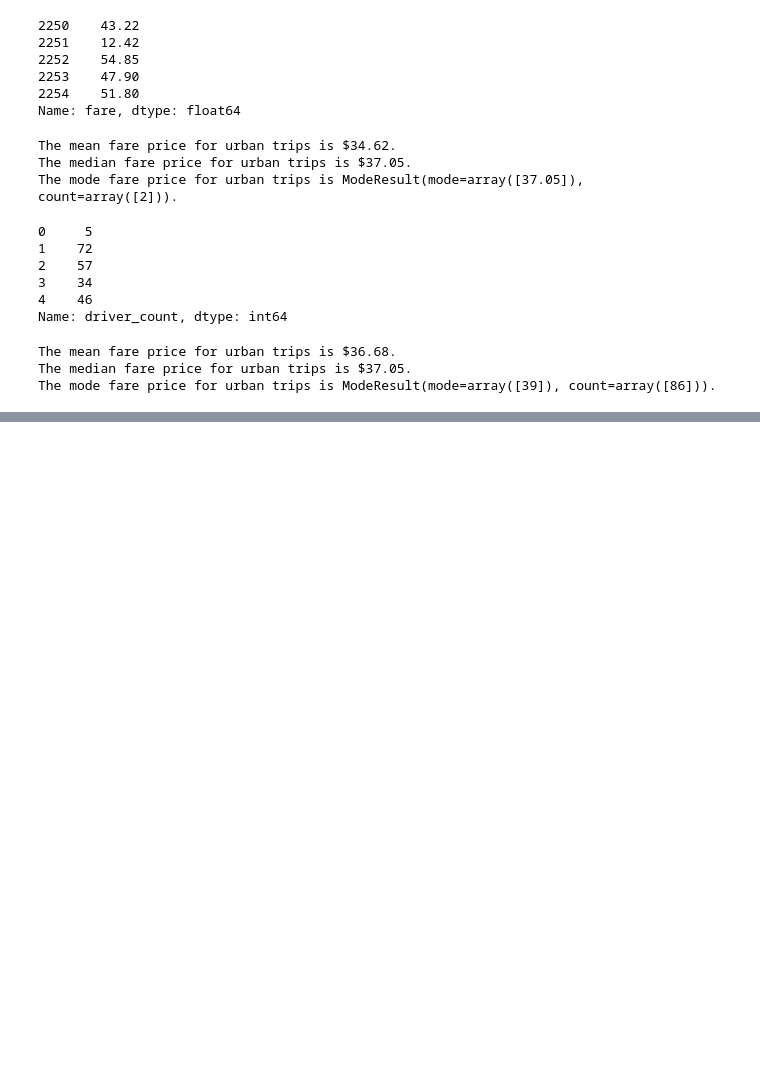
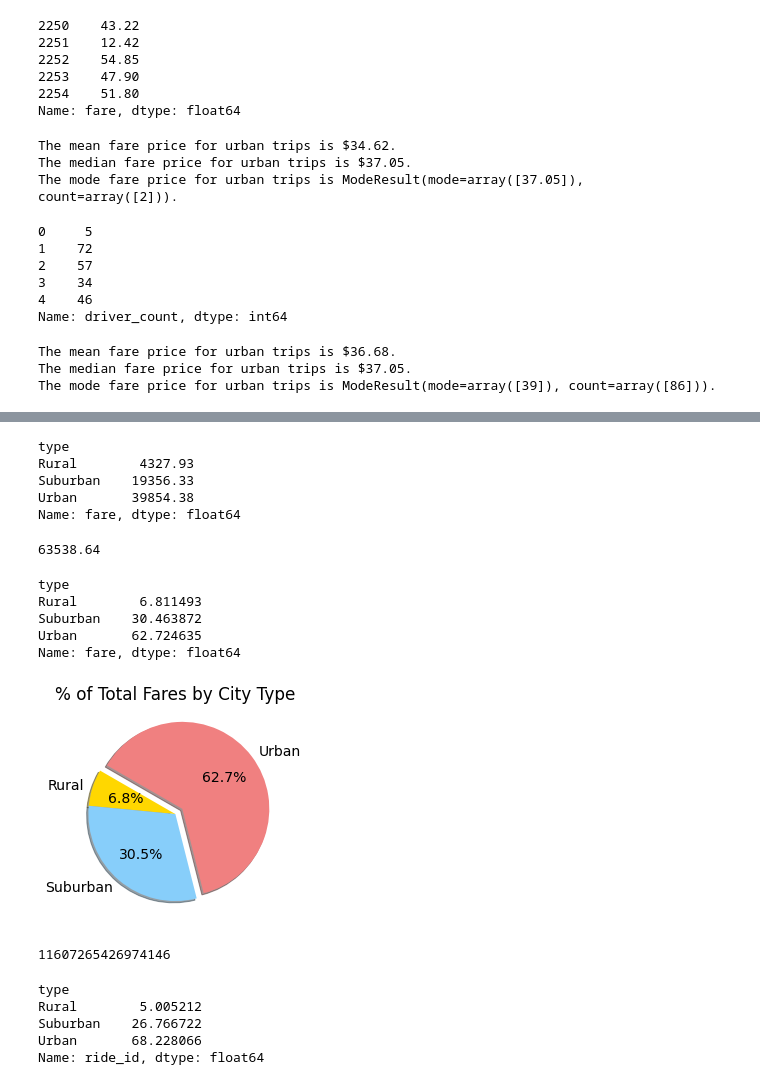
Before and after one commit to manBow1119/PyBer-analysis, a Jupyter notebook: PyBer_Analysis.ipynb, the cells around one changed output, grey strips where cells are left out. Cells and saved outputs as stored; diff of their text form; code cells hidden in the pictures; blank space fills up the shorter version.

Commit message:
Pie charts included

```diff
--- a/PyBer_Analysis.ipynb
+++ b/PyBer_Analysis.ipynb
@@ -786,0 +743,61 @@ plt.show()
+# %%
+#Calculating sums for pie chart
+sum_fares_by_type = pyber_data_df.groupby(["type"]).sum()["fare"]
+sum_fares_by_type
+# %% [output]
+type
+Rural        4327.93
+Suburban    19356.33
+Urban       39854.38
+Name: fare, dtype: float64
+# %%
+#total
+total_fares = pyber_data_df["fare"].sum()
+total_fares
+# %% [output]
+63538.64
+# %%
+#Calculate percentages
+type_percents = 100 * sum_fares_by_type/total_fares
+type_percents
+# %% [output]
+type
+Rural        6.811493
+Suburban    30.463872
+Urban       62.724635
+Name: fare, dtype: float64
+# %%
+#import mpl to change plot config using rcParams
+import matplotlib as mpl
+#Build pie chart
+plt.pie(type_percents,
+        labels = ["Rural", "Suburban", "Urban"],
+        colors =["gold","lightskyblue","lightcoral"],
+        explode = [0,0,0.1],
+        autopct="%1.1f%%",
+        shadow = True,
+        startangle = 150)
+plt.title("% of Total Fares by City Type")
+#change font size
+mpl.rcParams["font.size"] = 14
+plt.savefig("analysis/Fig5.png")
+plt.show()
+# %% [output]
+[figure, added]
+# %%
+#Pie chart for ride data
+sum_rides_by_type = pyber_data_df.groupby(["type"]).sum()["ride_id"]
+sum_rides_by_type
+total_rides_by_type = pyber_data_df["ride_id"].sum()
+total_rides_by_type
+# %% [output]
+11607265426974146
+# %%
+ride_percents = sum_rides_by_type/total_rides_by_type * 100
+ride_percents
+# %% [output]
+type
+Rural        5.005212
+Suburban    26.766722
+Urban       68.228066
+Name: ride_id, dtype: float64
```
Also changed, not shown: parts of 31 cells of this notebook, 1 other file.
